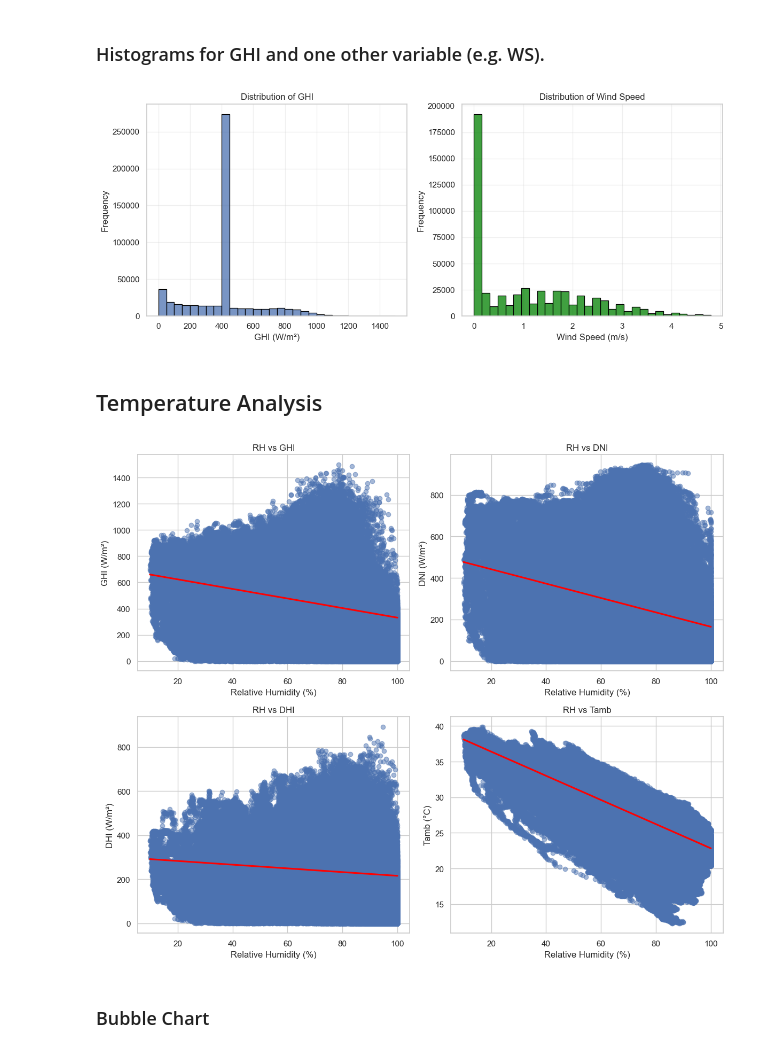
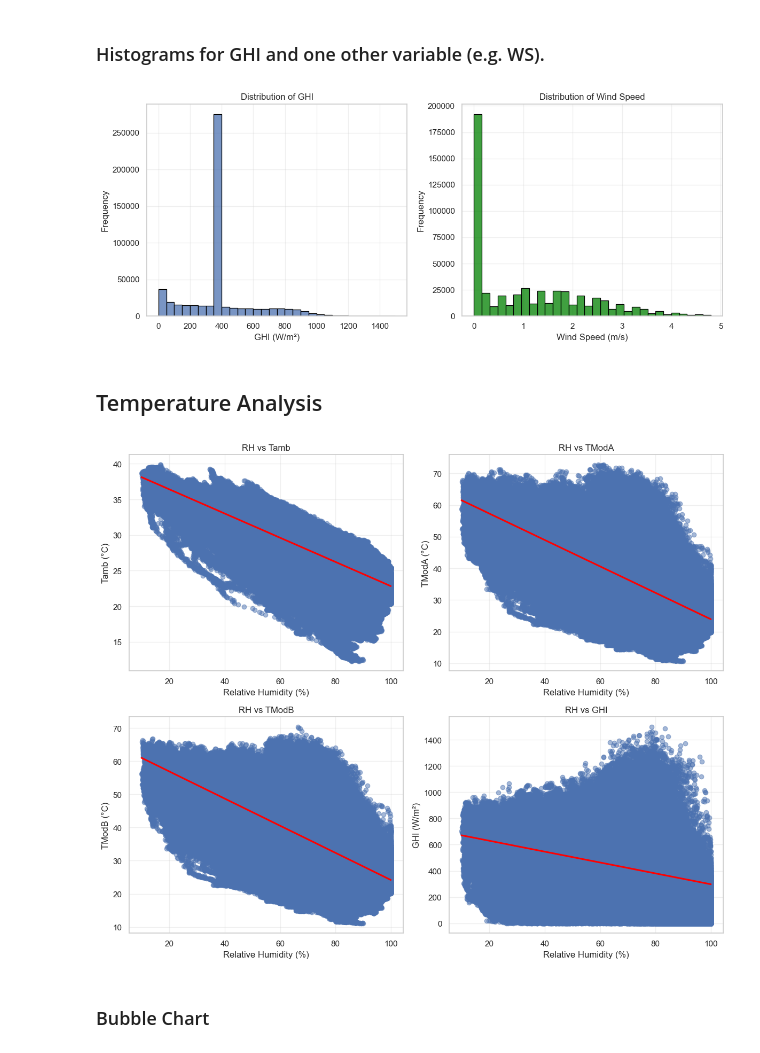
Before and after one commit to metasebiya/solar-challenge-week1, a Jupyter notebook: notebooks/sierraleone_eda.ipynb, the cells around one changed output. Drawn from its saved outputs; the diff is of its cells as text; code cells hidden in the pictures.

```diff
--- a/notebooks/sierraleone_eda.ipynb
+++ b/notebooks/sierraleone_eda.ipynb
@@ -186,0 +111,4 @@ for col in cols:
+# %%
+## Replace Outlier values with mean value of the column
+cols = ['ModA', 'ModB', 'WS', 'WSgust']
+df = replace_outliers_with_mean(df,cols)
@@ -195,5 +140,6 @@ df.to_csv('../data/sierraleone_clean.csv', index=False)
 # %% [markdown]
 ## Time Series Analysis
 # %%
-df['Timestamp'] = pd.to_datetime(df['Timestamp'])
-df.set_index('Timestamp', inplace=True)
+# Convert Timestamp to datetime index
+df = convert_timestamp_to_index(df)
+print(f"Index type after conversion: {type(df.index)}")
@@ -220,9 +152,4 @@ plt.show()
 [figure]
 # %% [markdown]
 ## Time Series Patterns by Month
-# %%
-# Extract month
-df['Month'] = df.index.month
-variables = ['GHI', 'DNI', 'DHI', 'Tamb']
-units = ['W/m²', 'W/m²', 'W/m²', '°C']
 # %%
@@ -340,61 +206,27 @@ plt.show()
 # %% [markdown]
 ### Radial bar plot of WS/WD.
 # %%
-bins = np.arange(0, 360 + 23, 23)
-df['WD_bin'] = pd.cut(df['WD'], bins=bins, include_lowest=True, labels=bins[:-1])
-wd_speed = df.groupby('WD_bin')['WS'].mean()
-angles = np.deg2rad(wd_speed.index.astype(float))
-width = np.deg2rad(22.5)
-fig = plt.figure(figsize=(8, 8))
-ax = fig.add_subplot(111, projection='polar')
-ax.bar(angles, wd_speed, width=width, edgecolor='black', alpha=0.7, color='skyblue')
-ax.set_theta_direction(-1)
-ax.set_theta_offset(np.pi / 2)
-ax.set_title('Average Wind Speed by Direction')
-ax.set_ylabel('Wind Speed (m/s)', labelpad=30)
-plt.show()
+# Plot wind direction analysis
+plot_wind_direction(df)
 # %% [output]
 [figure]
 # %% [markdown]
 ### Histograms for GHI and one other variable (e.g. WS).
 # %%
-# Histograms
-fig, axes = plt.subplots(1, 2, figsize=(12, 5))
-
-# GHI histogram
-sns.histplot(data=df, x='GHI', bins=30, ax=axes[0], edgecolor='black')
-axes[0].set_title('Distribution of GHI')
-axes[0].set_xlabel('GHI (W/m²)')
-axes[0].set_ylabel('Frequency')
-axes[0].grid(True, alpha=0.3)
-
-# WS histogram
-sns.histplot(data=df, x='WS', bins=30, ax=axes[1], edgecolor='black', color='green')
-axes[1].set_title('Distribution of Wind Speed')
-axes[1].set_xlabel('Wind Speed (m/s)')
-axes[1].set_ylabel('Frequency')
-axes[1].grid(True, alpha=0.3)
-
-plt.tight_layout()
-plt.show()
+# Plot histograms for GHI and WS
+plot_histograms(df)
 # %% [output]
-[figure, old version]
+[figure, new version]
 # %% [markdown]
 ## Temperature Analysis
 # %%
-fig, axes = plt.subplots(2, 2, figsize=(12, 10))
-axes = axes.flatten()
 
-for i, (var, unit) in enumerate(zip(variables, units)):
-    sns.regplot(x='RH', y=var, data=df, ax=axes[i], scatter_kws={'alpha':0.5}, line_kws={'color':'red'})
-    axes[i].set_title(f'RH vs {var}')
-    axes[i].set_xlabel('Relative Humidity (%)')
-    axes[i].set_ylabel(f'{var} ({unit})')
-
-plt.tight_layout()
-plt.show()
+# Plot RH vs. multiple variables
+variables = ['Tamb', 'TModA', 'TModB', 'GHI']
+units = ['°C', '°C', '°C', 'W/m²']
+plot_rh_vs_variables(df, variables, units)
 # %% [output]
-[figure, old version]
+[figure, new version]
 # %% [markdown]
 ### Bubble Chart
 # %%
```
Also changed, not shown: parts of 29 cells of this notebook.
